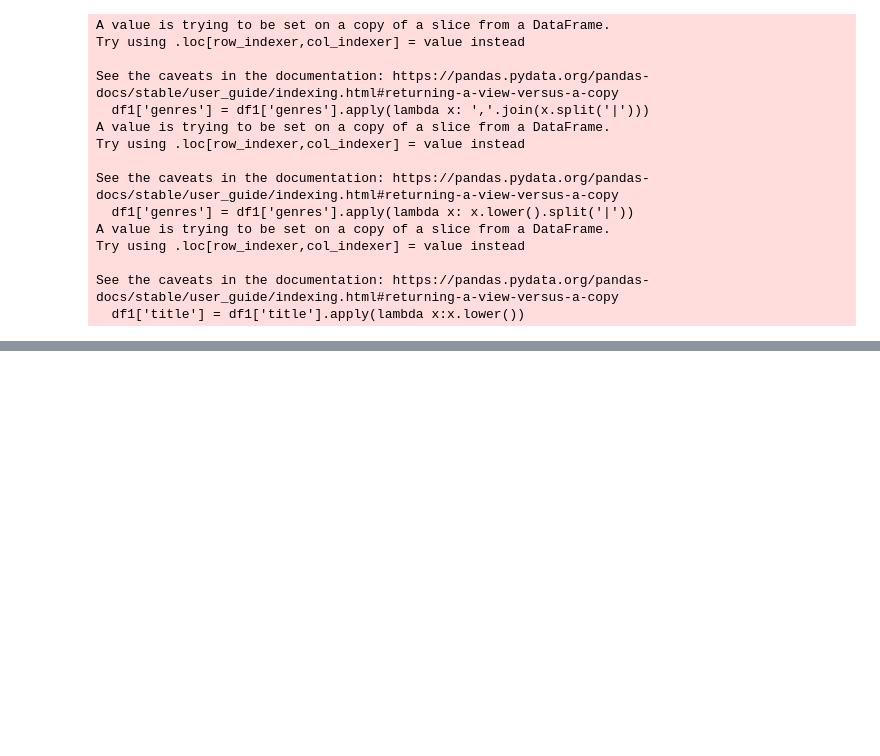
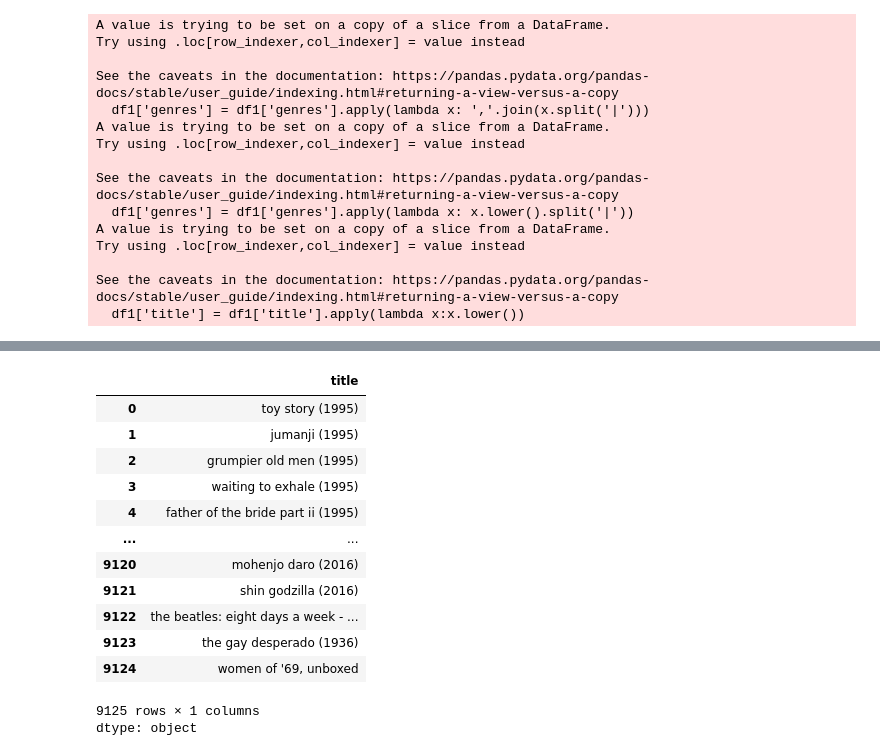
Before and after one commit to MudassirABBASSi/Recommendation-System-, a Jupyter notebook: Recommendation_System.ipynb, the cells around one changed output, grey strips where cells are left out. Cells and saved outputs as stored; diff of their text form; code cells hidden in the pictures; blank space fills up the shorter version.

```diff
--- a/Recommendation_System.ipynb
+++ b/Recommendation_System.ipynb
@@ -288,4 +305,4 @@ df1
 | 9124 | 164979 | Women of '69, Unboxed | Documentary |
 9125 rows × 3 columns
 # %%
-df1 = df1[['title', 'genres']]
+df = df1[['title', 'genres']]
@@ -308,7 +325,10 @@ df1
 # %%
-df1['genres'] = df1['genres'].apply(lambda x: ','.join(x.split('|')))
-df1['genres'] = df1['genres'].apply(lambda x: x.lower().split('|'))
-df1['title'] = df1['title'].apply(lambda x:x.lower())
+# prompt: def split_genres(genres_str):
+#     return ','.join(genres_str.split('|')) one line code dont wriet thw function
+
+df['genres'] = df['genres'].apply(lambda x: ','.join(x.split('|')))
+df['genres'] = df['genres'].apply(lambda x: x.lower().split('|'))
+df['title'] = df['title'].apply(lambda x:x.lower())
 # %% [output]
 A value is trying to be set on a copy of a slice from a DataFrame.
 Try using .loc[row_indexer,col_indexer] = value instead
@@ -344,3 +364,20 @@ df1
+# %%
+df['title']
+# %% [output]
+|  | title |
+| 0 | toy story (1995) |
+| 1 | jumanji (1995) |
+| 2 | grumpier old men (1995) |
+| 3 | waiting to exhale (1995) |
+| 4 | father of the bride part ii (1995) |
+| ... | ... |
+| 9120 | mohenjo daro (2016) |
+| 9121 | shin godzilla (2016) |
+| 9122 | the beatles: eight days a week - ... |
+| 9123 | the gay desperado (1936) |
+| 9124 | women of '69, unboxed |
+9125 rows × 1 columns
+dtype: object
 # %%
 pip install rake_nltk
 # %% [output]
```
Also changed, not shown: parts of 9 cells of this notebook.
